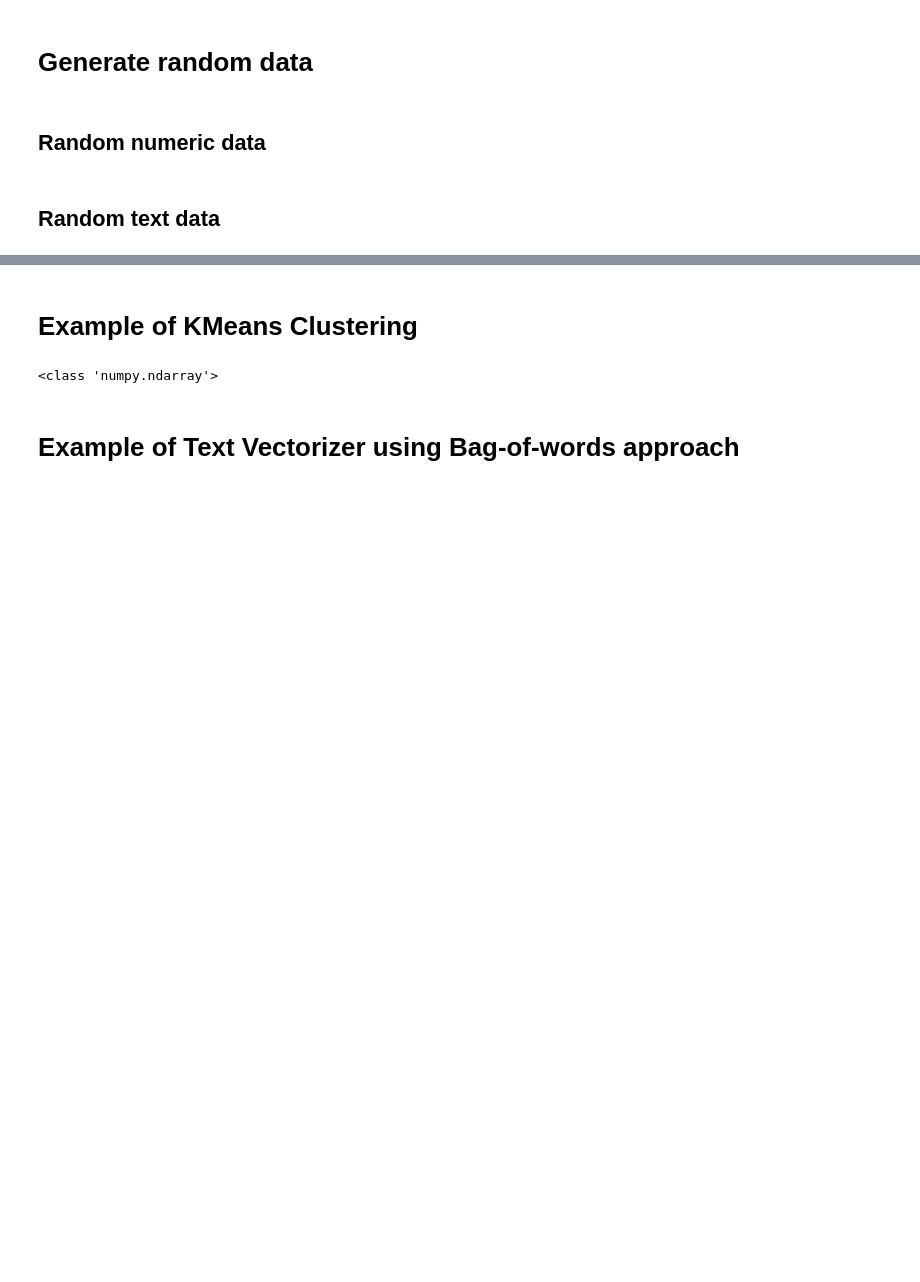
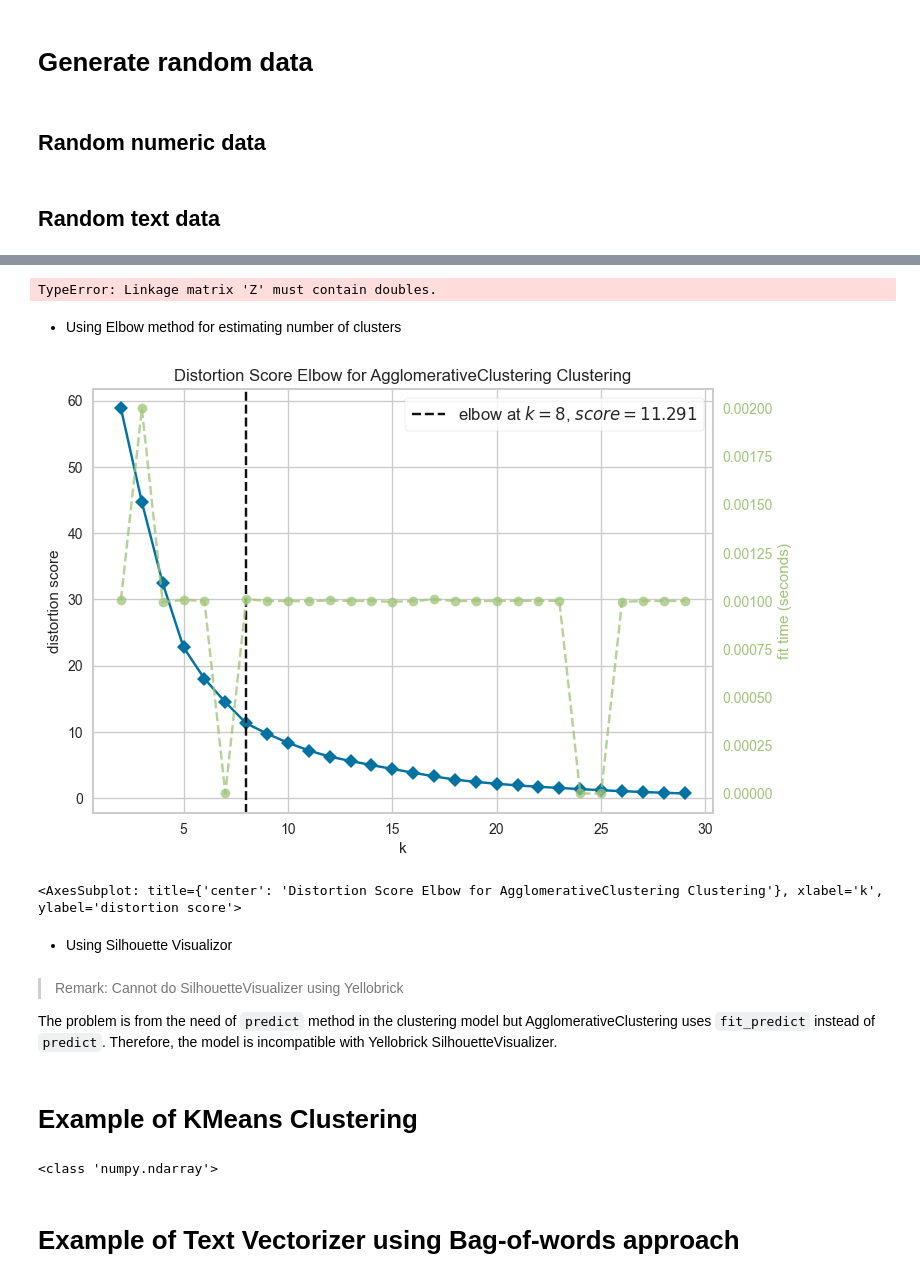
Before and after one commit to MUICT-SERU/SP2022-ButterChicken, a Jupyter notebook: text-clustering/Agglomerative Clustering Example/experiment_testing_clustering.ipynb, the cells around one changed output, grey strips where cells are left out. Drawn from its saved outputs; the diff is of its cells as text; code cells hidden in the pictures; blank space fills up the shorter version.

```diff
--- a/text-clustering/Agglomerative Clustering Example/experiment_testing_clustering.ipynb
+++ b/text-clustering/Agglomerative Clustering Example/experiment_testing_clustering.ipynb
@@ -20,0 +78,19 @@ text_data = pd.DataFrame({
+# %%
+from scipy.cluster.hierarchy import linkage, ward, fcluster
+
+fcluster(Z, criterion='distance', t=10)
+# %% [output]
+TypeError: Linkage matrix 'Z' must contain doubles.
+# %% [markdown]
+- Using Elbow method for estimating number of clusters
+# %%
+from yellowbrick.cluster import KElbowVisualizer
+
+visualizer = KElbowVisualizer(model, k=(2, 30), metric='distortion', timing=False)
+visualizer.fit(data)
+visualizer.show()
+# %% [output]
+[figure, added]
+<AxesSubplot: title={'center': 'Distortion Score Elbow for AgglomerativeClustering Clustering'}, xlabel='k', ylabel='distortion score'>
+# %% [markdown]
+- Using Silhouette Visualizor
@@ -20,0 +105,4 @@ text_data = pd.DataFrame({
+# %% [markdown]
+> Remark: Cannot do SilhouetteVisualizer using Yellobrick
+
+The problem is from the need of `predict` method in the clustering model but AgglomerativeClustering uses `fit_predict` instead of `predict`. Therefore, the model is incompatible with Yellobrick SilhouetteVisualizer.
```
Also changed, not shown: parts of 9 cells of this notebook, 1 other file.
